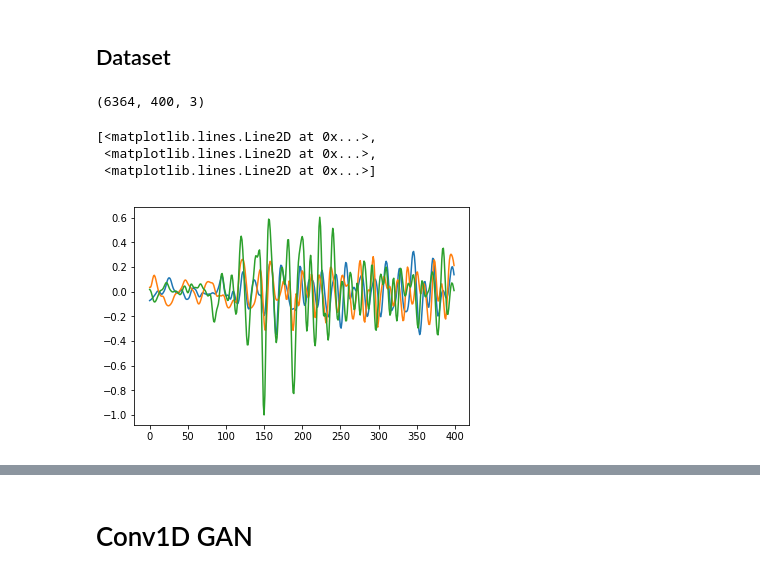
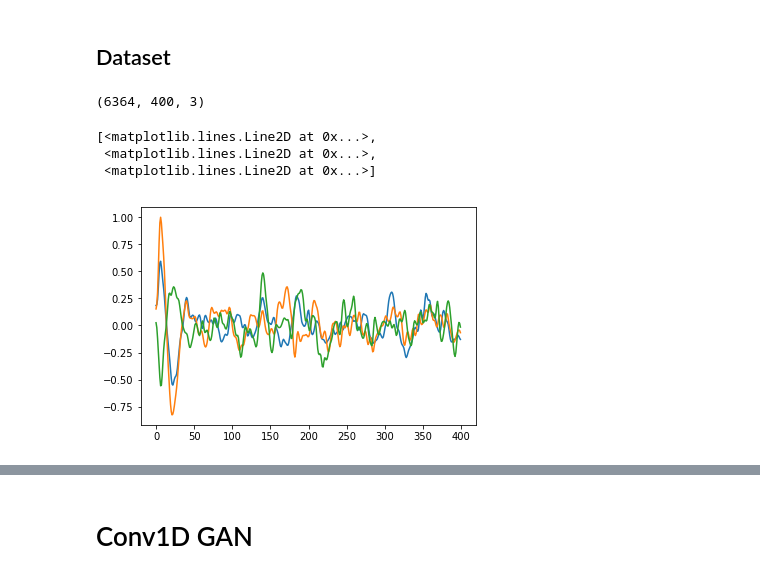
Before and after one commit to hofmanradek/ML, a Jupyter notebook: GANs/GAN_1D_conv.ipynb, the cells around one changed output, grey strips where cells are left out. Cells and saved outputs as stored; diff of their text form; code cells hidden in the pictures.

```diff
--- a/GANs/GAN_1D_conv.ipynb
+++ b/GANs/GAN_1D_conv.ipynb
@@ -47,16 +51,16 @@ def load_real_samples():
 
     X /= max_in_channels
 
-    return X
+    return X, means_in_channels, max_in_channels
 # %%
-dataset = load_real_samples()
+dataset, _, max_in_channels = load_real_samples()
 SAMPLES = dataset.shape[1]
 CHANNELS = dataset.shape[2]
 print(dataset.shape)
-plt.plot(dataset[1005])
+plt.plot(dataset[1006])
 # %% [output]
 (6364, 400, 3)
 [<matplotlib.lines.Line2D at 0x...>,
  <matplotlib.lines.Line2D at 0x...>,
  <matplotlib.lines.Line2D at 0x...>]
-[figure, old version]
+[figure, new version]
```
Also changed, not shown: parts of 7 cells of this notebook.
